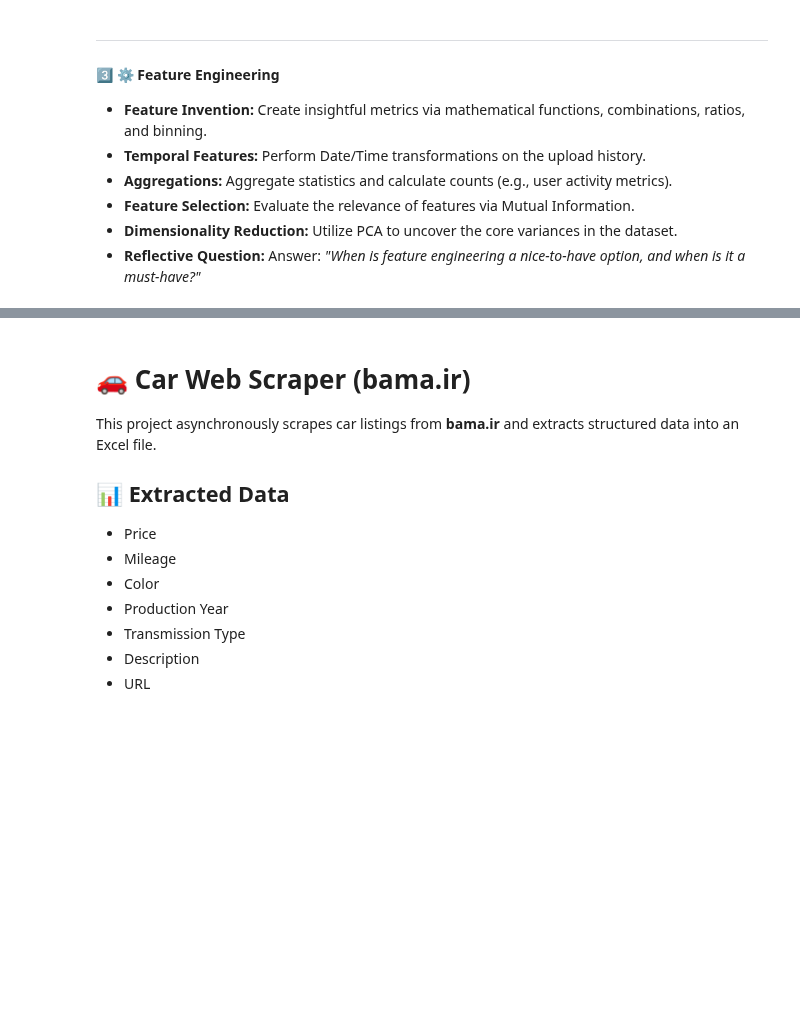
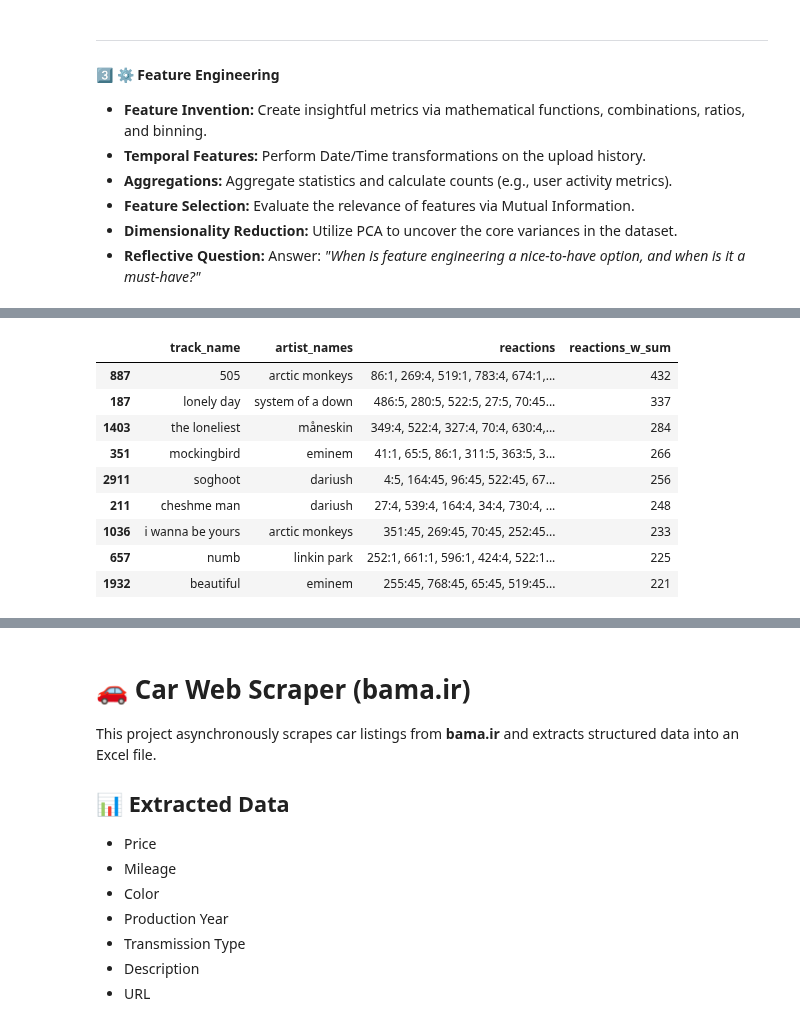
Before and after one commit to MaximumAsp66915/Applied_Data_Science_Course, a Jupyter notebook: ADS_A01/notebooks/01_Main_Analysis.ipynb, the cells around one changed output, grey strips where cells are left out. Cells and saved outputs as stored; diff of their text form; code cells hidden in the pictures; blank space fills up the shorter version.

```diff
--- a/ADS_A01/notebooks/01_Main_Analysis.ipynb
+++ b/ADS_A01/notebooks/01_Main_Analysis.ipynb
@@ -1113,0 +1138,18 @@ plt.show()
+# %%
+sys.path.append("..")
+from src.preprocessing.parse_reaction import add_reactions_weighted_sum
+
+df_tracks = add_reactions_weighted_sum(df_tracks)
+
+df_tracks.nlargest(10, 'reactions_w_sum')[["track_name", "artist_names", "reactions", "reactions_w_sum"]][1:].head(10)
+# %% [output]
+|  | track_name | artist_names | reactions | reactions_w_sum |
+| 887 | 505 | arctic monkeys | 86:1, 269:4, 519:1, 783:4, 674:1,... | 432 |
+| 187 | lonely day | system of a down | 486:5, 280:5, 522:5, 27:5, 70:4‍5... | 337 |
+| 1403 | the loneliest | måneskin | 349:4, 522:4, 327:4, 70:4, 630:4,... | 284 |
+| 351 | mockingbird | eminem | 41:1, 65:5, 86:1, 311:5, 363:5, 3... | 266 |
+| 2911 | soghoot | dariush | 4:5, 164:4‍5, 96:4‍5, 522:4‍5, 67... | 256 |
+| 211 | cheshme man | dariush | 27:4, 539:4, 164:4, 34:4, 730:4, ... | 248 |
+| 1036 | i wanna be yours | arctic monkeys | 351:4‍5, 269:4‍5, 70:4‍5, 252:4‍5... | 233 |
+| 657 | numb | linkin park | 252:1, 661:1, 596:1, 424:4, 522:1... | 225 |
+| 1932 | beautiful | eminem | 255:4‍5, 768:4‍5, 65:4‍5, 519:4‍5... | 221 |
```
Also changed, not shown: parts of 17 cells of this notebook, 2 other files.
